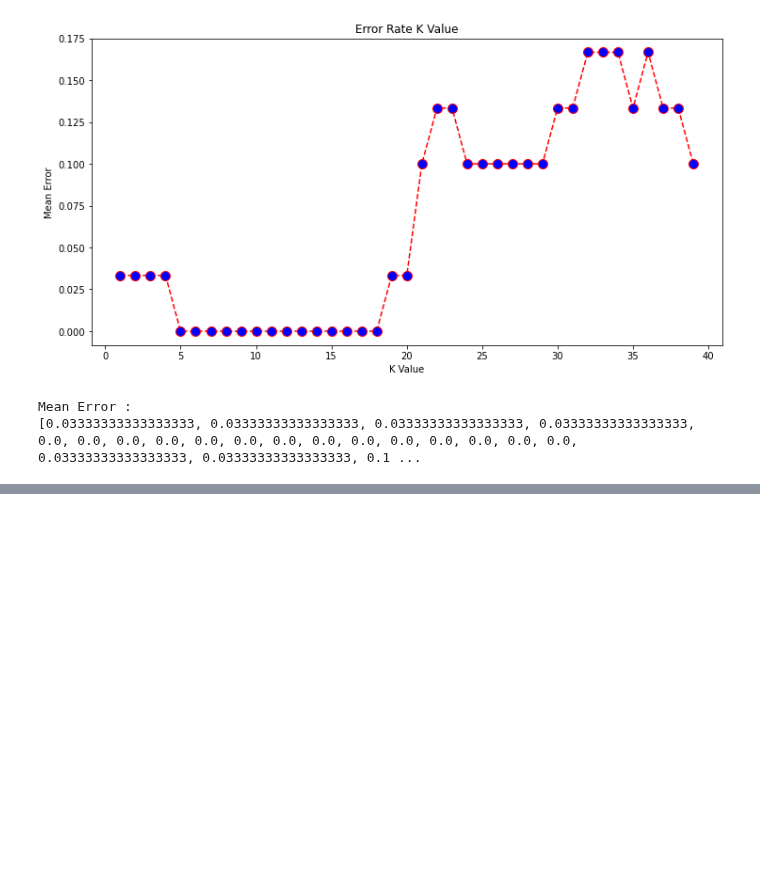
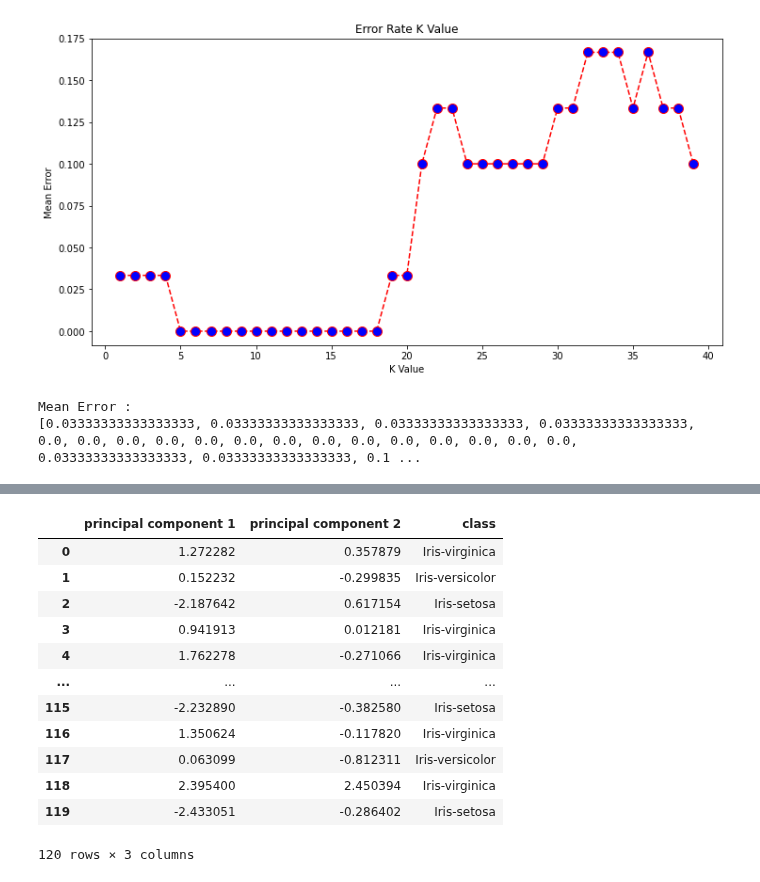
Before and after one commit to rifqicharisma/Belajar_Ai, a Jupyter notebook: Bisa Ai/Machine Learning/Topic 6 - KNN/knn.ipynb, the cells around one changed output, grey strips where cells are left out. Cells and saved outputs as stored; diff of their text form; code cells hidden in the pictures; blank space fills up the shorter version.

```diff
--- a/Bisa Ai/Machine Learning/Topic 6 - KNN/knn.ipynb
+++ b/Bisa Ai/Machine Learning/Topic 6 - KNN/knn.ipynb
@@ -164,0 +170,5 @@ Mean Error :
+# %%
+pca = PCA(n_components=2) # membuat objek PCA dengan komponen 2
+
+pca.fit(X_train) # memfit data training ke objek PCA
+pca.fit(X_test) # memfit data testing ke objek PCA
@@ -164,0 +214,17 @@ Mean Error :
+# %%
+finalDf = pd.concat([principalDf, df_ytrain[['class']]], axis = 1)
+finalDf
+# %% [output]
+|  | principal component 1 | principal component 2 | class |
+| 0 | 1.272282 | 0.357879 | Iris-virginica |
+| 1 | 0.152232 | -0.299835 | Iris-versicolor |
+| 2 | -2.187642 | 0.617154 | Iris-setosa |
+| 3 | 0.941913 | 0.012181 | Iris-virginica |
+| 4 | 1.762278 | -0.271066 | Iris-virginica |
+| ... | ... | ... | ... |
+| 115 | -2.232890 | -0.382580 | Iris-setosa |
+| 116 | 1.350624 | -0.117820 | Iris-virginica |
+| 117 | 0.063099 | -0.812311 | Iris-versicolor |
+| 118 | 2.395400 | 2.450394 | Iris-virginica |
+| 119 | -2.433051 | -0.286402 | Iris-setosa |
+120 rows × 3 columns
```
Also changed, not shown: parts of 9 cells of this notebook.
